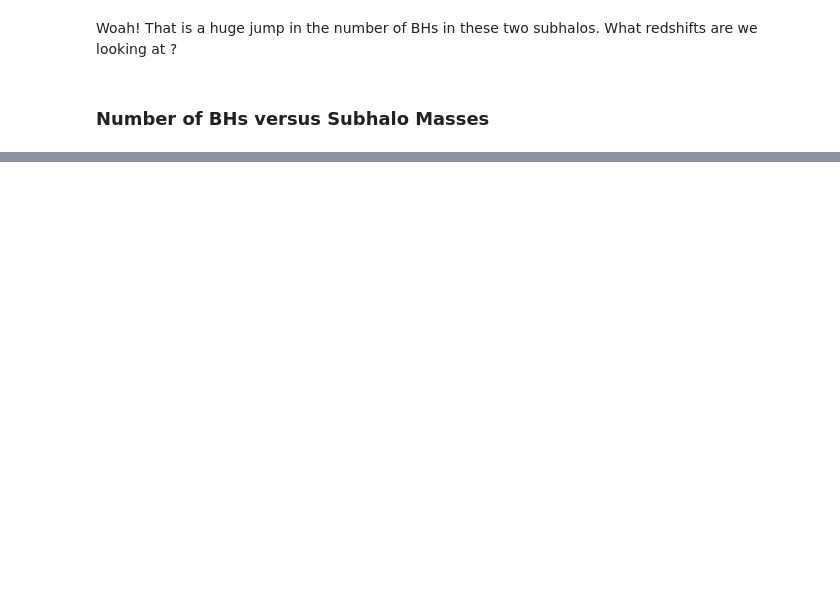
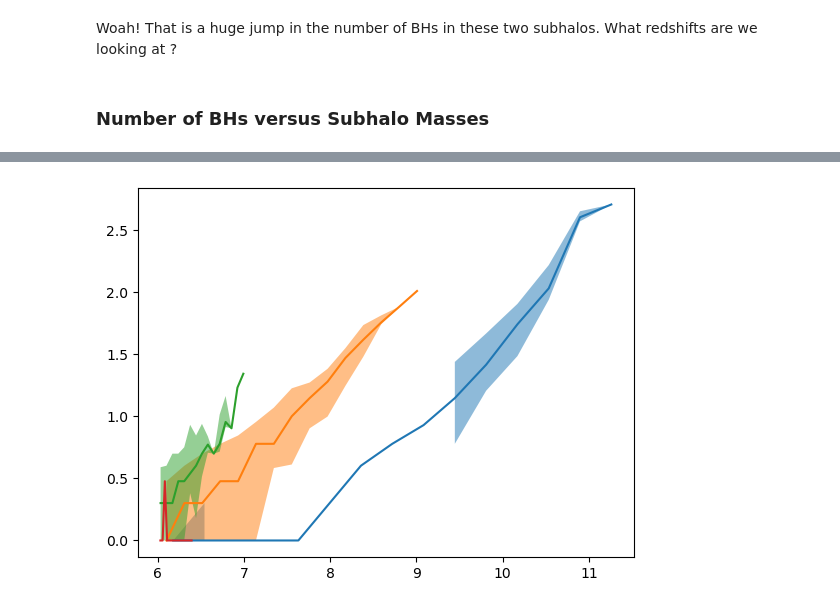
Before and after one commit to pranav-satheesh/wandering_bhs, a Jupyter notebook: Notebooks/Getting_started.ipynb, the cells around one changed output, grey strips where cells are left out. Saved outputs shown, nothing was run; the diff lists cells and outputs as text; code cells hidden in the pictures; blank space fills up the shorter version.

```diff
--- a/Notebooks/Getting_started.ipynb
+++ b/Notebooks/Getting_started.ipynb
@@ -182,0 +281,8 @@ Pick a redshift and get all the subhalo masses and their respective number of BH
+# %%
+snap_choices = [32, 20, 15, 10] # z = 0, 5, 10, 15. Tried s=5 and 0, snap=20 and 25, but there were no halos in the range
+for s in snap_choices:
+    snapchoicebins, snapchoicemeds, snapchoicefifths, snapchoiceninetyfifths = med_nbh_vs_stellar_at_snap(s, 15)
+    plt.plot(snapchoicebins, snapchoicemeds)
+    plt.fill_between(snapchoicebins, snapchoicefifths, snapchoiceninetyfifths, alpha=0.5)
+# %% [output]
+[figure, added]
```
Also changed, not shown: parts of 28 cells of this notebook.
